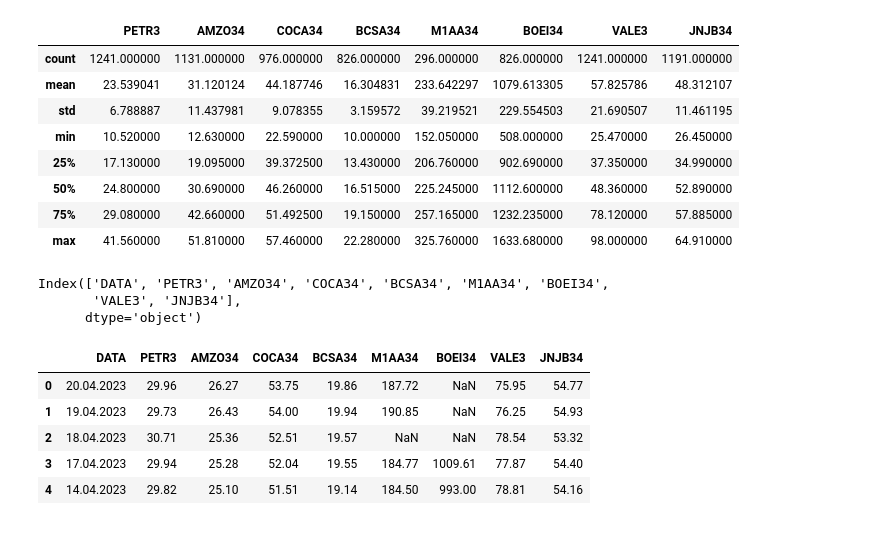
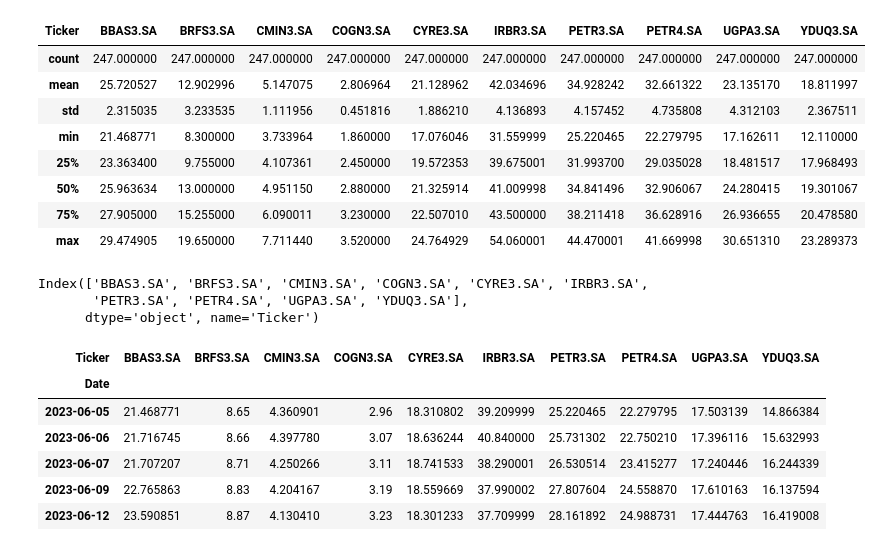
Before and after one commit to Marcll0/Python, a Jupyter notebook: CarteiraMarkowitz.ipynb, the cells around one changed output. Cells and saved outputs as stored; diff of their text form; code cells hidden in the pictures.

```diff
--- a/CarteiraMarkowitz.ipynb
+++ b/CarteiraMarkowitz.ipynb
@@ -48,0 +34,8 @@ df = pd.merge(df1, df2, how = 'outer', on = 'DATA')
+# %%
+ativos = ['YDUQ3.SA', 'CMIN3.SA', 'UGPA3.SA', 'PETR4.SA', 'CYRE3.SA','BBAS3.SA','PETR3.SA','IRBR3.SA','BRFS3.SA','COGN3.SA']
+data_inicial = "2023-06-03"
+data_final = "2024-06-03"
+# %%
+Ativos = pdr.get_data_yahoo(ativos, data_inicial, data_final)["Adj Close"]
+
+display(Ativos)
@@ -49,27 +58,28 @@ df = pd.merge(df1, df2, how = 'outer', on = 'DATA')
 # %%
-df.describe()
+Ativos.describe()
 # %% [output]
-|  | PETR3 | AMZO34 | COCA34 | BCSA34 | M1AA34 | BOEI34 | VALE3 | JNJB34 |
-| count | 1241.000000 | 1131.000000 | 976.000000 | 826.000000 | 296.000000 | 826.000000 | 1241.000000 | 1191.000000 |
-| mean | 23.539041 | 31.120124 | 44.187746 | 16.304831 | 233.642297 | 1079.613305 | 57.825786 | 48.312107 |
-| std | 6.788887 | 11.437981 | 9.078355 | 3.159572 | 39.219521 | 229.554503 | 21.690507 | 11.461195 |
-| min | 10.520000 | 12.630000 | 22.590000 | 10.000000 | 152.050000 | 508.000000 | 25.470000 | 26.450000 |
-| 25% | 17.130000 | 19.095000 | 39.372500 | 13.430000 | 206.760000 | 902.690000 | 37.350000 | 34.990000 |
-| 50% | 24.800000 | 30.690000 | 46.260000 | 16.515000 | 225.245000 | 1112.600000 | 48.360000 | 52.890000 |
-| 75% | 29.080000 | 42.660000 | 51.492500 | 19.150000 | 257.165000 | 1232.235000 | 78.120000 | 57.885000 |
-| max | 41.560000 | 51.810000 | 57.460000 | 22.280000 | 325.760000 | 1633.680000 | 98.000000 | 64.910000 |
+| Ticker | BBAS3.SA | BRFS3.SA | CMIN3.SA | COGN3.SA | CYRE3.SA | IRBR3.SA | PETR3.SA | PETR4.SA | UGPA3.SA | YDUQ3.SA |
+| count | 247.000000 | 247.000000 | 247.000000 | 247.000000 | 247.000000 | 247.000000 | 247.000000 | 247.000000 | 247.000000 | 247.000000 |
+| mean | 25.720527 | 12.902996 | 5.147075 | 2.806964 | 21.128962 | 42.034696 | 34.928242 | 32.661322 | 23.135170 | 18.811997 |
+| std | 2.315035 | 3.233535 | 1.111956 | 0.451816 | 1.886210 | 4.136893 | 4.157452 | 4.735808 | 4.312103 | 2.367511 |
+| min | 21.468771 | 8.300000 | 3.733964 | 1.860000 | 17.076046 | 31.559999 | 25.220465 | 22.279795 | 17.162611 | 12.110000 |
+| 25% | 23.363400 | 9.755000 | 4.107361 | 2.450000 | 19.572353 | 39.675001 | 31.993700 | 29.035028 | 18.481517 | 17.968493 |
+| 50% | 25.963634 | 13.000000 | 4.951150 | 2.880000 | 21.325914 | 41.009998 | 34.841496 | 32.906067 | 24.280415 | 19.301067 |
+| 75% | 27.905000 | 15.255000 | 6.090011 | 3.230000 | 22.507010 | 43.500000 | 38.211418 | 36.628916 | 26.936655 | 20.478580 |
+| max | 29.474905 | 19.650000 | 7.711440 | 3.520000 | 24.764929 | 54.060001 | 44.470001 | 41.669998 | 30.651310 | 23.289373 |
 # %%
-df.columns
+Ativos.columns
 # %% [output]
-Index(['DATA', 'PETR3', 'AMZO34', 'COCA34', 'BCSA34', 'M1AA34', 'BOEI34',
-       'VALE3', 'JNJB34'],
-      dtype='object')
+Index(['BBAS3.SA', 'BRFS3.SA', 'CMIN3.SA', 'COGN3.SA', 'CYRE3.SA', 'IRBR3.SA',
+       'PETR3.SA', 'PETR4.SA', 'UGPA3.SA', 'YDUQ3.SA'],
+      dtype='object', name='Ticker')
 # %%
-df.head()
+Ativos.head()
 # %% [output]
-|  | DATA | PETR3 | AMZO34 | COCA34 | BCSA34 | M1AA34 | BOEI34 | VALE3 | JNJB34 |
-| 0 | 20.04.2023 | 29.96 | 26.27 | 53.75 | 19.86 | 187.72 | NaN | 75.95 | 54.77 |
-| 1 | 19.04.2023 | 29.73 | 26.43 | 54.00 | 19.94 | 190.85 | NaN | 76.25 | 54.93 |
-| 2 | 18.04.2023 | 30.71 | 25.36 | 52.51 | 19.57 | NaN | NaN | 78.54 | 53.32 |
-| 3 | 17.04.2023 | 29.94 | 25.28 | 52.04 | 19.55 | 184.77 | 1009.61 | 77.87 | 54.40 |
-| 4 | 14.04.2023 | 29.82 | 25.10 | 51.51 | 19.14 | 184.50 | 993.00 | 78.81 | 54.16 |
+| Ticker | BBAS3.SA | BRFS3.SA | CMIN3.SA | COGN3.SA | CYRE3.SA | IRBR3.SA | PETR3.SA | PETR4.SA | UGPA3.SA | YDUQ3.SA |
+| Date |  |  |  |  |  |  |  |  |  |  |
+| 2023-06-05 | 21.468771 | 8.65 | 4.360901 | 2.96 | 18.310802 | 39.209999 | 25.220465 | 22.279795 | 17.503139 | 14.866384 |
+| 2023-06-06 | 21.716745 | 8.66 | 4.397780 | 3.07 | 18.636244 | 40.840000 | 25.731302 | 22.750210 | 17.396116 | 15.632993 |
+| 2023-06-07 | 21.707207 | 8.71 | 4.250266 | 3.11 | 18.741533 | 38.290001 | 26.530514 | 23.415277 | 17.240446 | 16.244339 |
+| 2023-06-09 | 22.765863 | 8.83 | 4.204167 | 3.19 | 18.559669 | 37.990002 | 27.807604 | 24.558870 | 17.610163 | 16.137594 |
+| 2023-06-12 | 23.590851 | 8.87 | 4.130410 | 3.23 | 18.301233 | 37.709999 | 28.161892 | 24.988731 | 17.444763 | 16.419008 |
```
Also changed, not shown: parts of 14 cells of this notebook.
